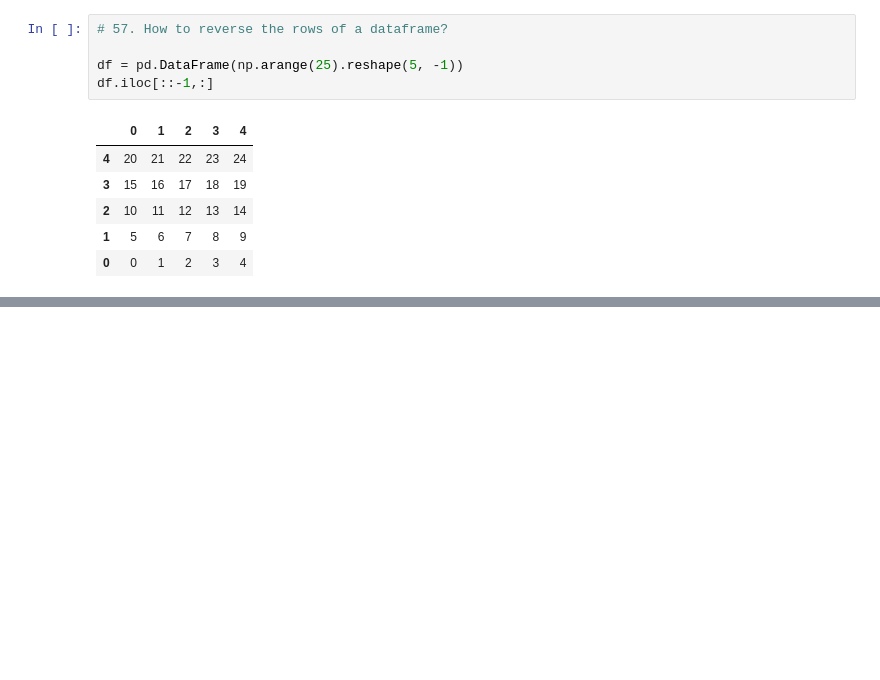
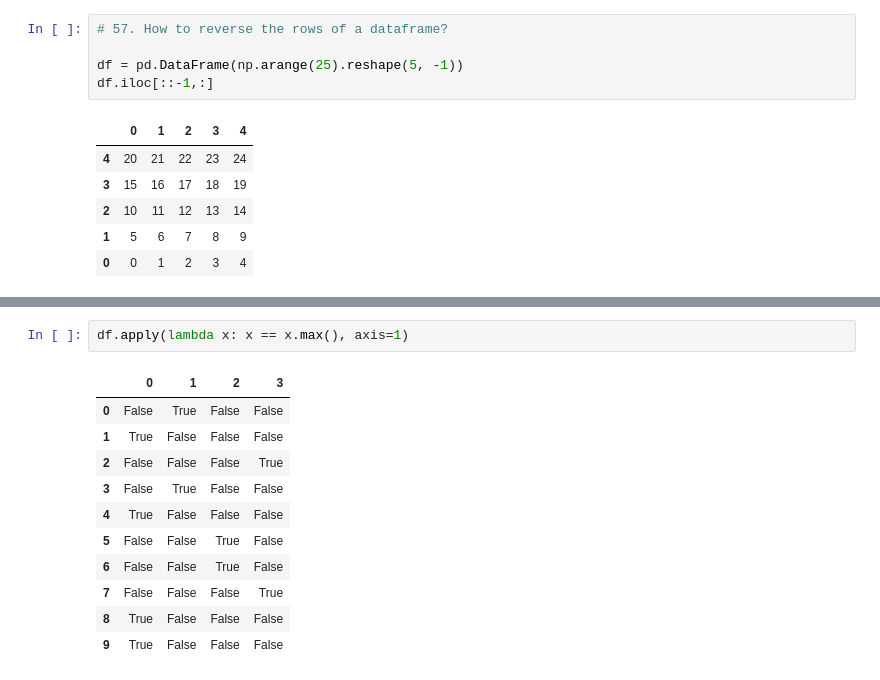
Before and after one commit to anmorozov16/ds_practice, a Jupyter notebook: data_science_practice.ipynb, the cells around one changed output, grey strips where cells are left out. Drawn from its saved outputs; the diff is of its cells as text; blank space fills up the shorter version.

```diff
--- a/data_science_practice.ipynb
+++ b/data_science_practice.ipynb
@@ -1209,0 +1237,14 @@ df.iloc[::-1,:]
+# %%
+df.apply(lambda x: x == x.max(), axis=1)
+# %% [output]
+|  | 0 | 1 | 2 | 3 |
+| 0 | False | True | False | False |
+| 1 | True | False | False | False |
+| 2 | False | False | False | True |
+| 3 | False | True | False | False |
+| 4 | True | False | False | False |
+| 5 | False | False | True | False |
+| 6 | False | False | True | False |
+| 7 | False | False | False | True |
+| 8 | True | False | False | False |
+| 9 | True | False | False | False |
```
Also changed, not shown: parts of 10 cells of this notebook.
